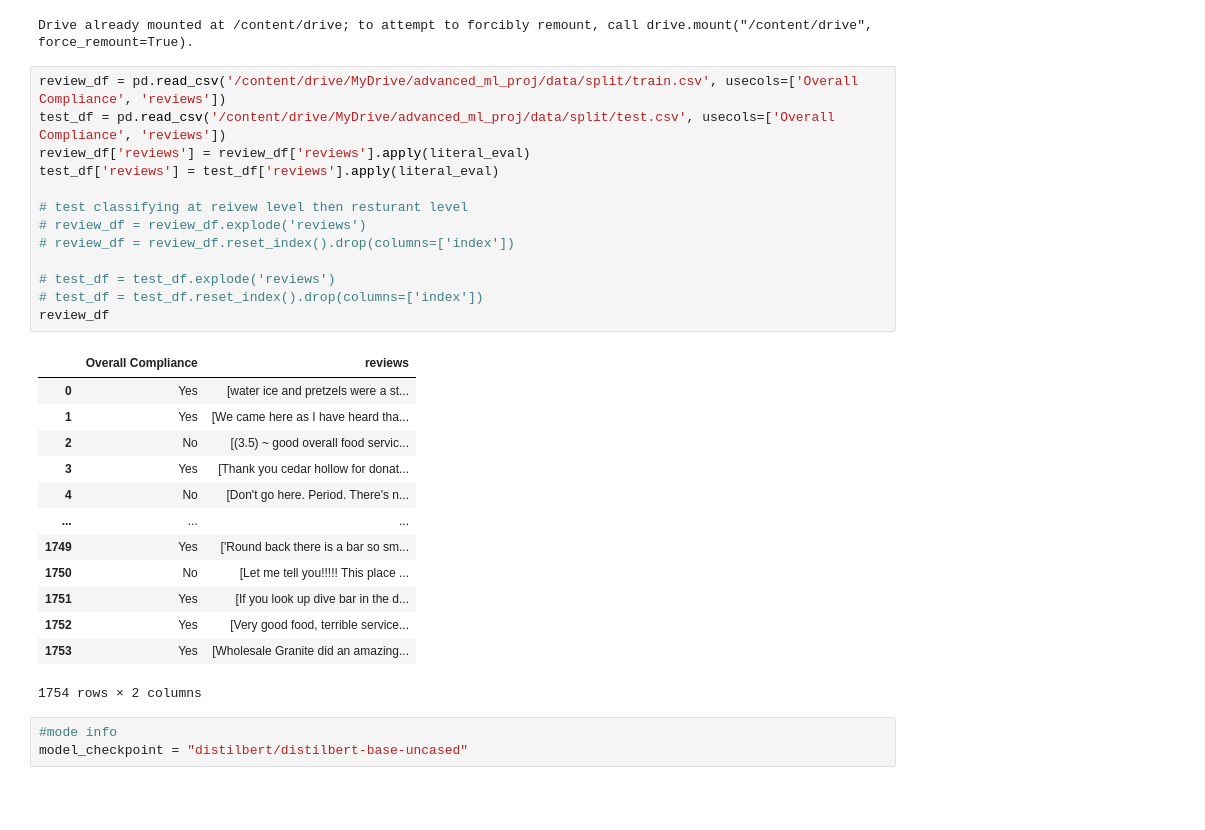
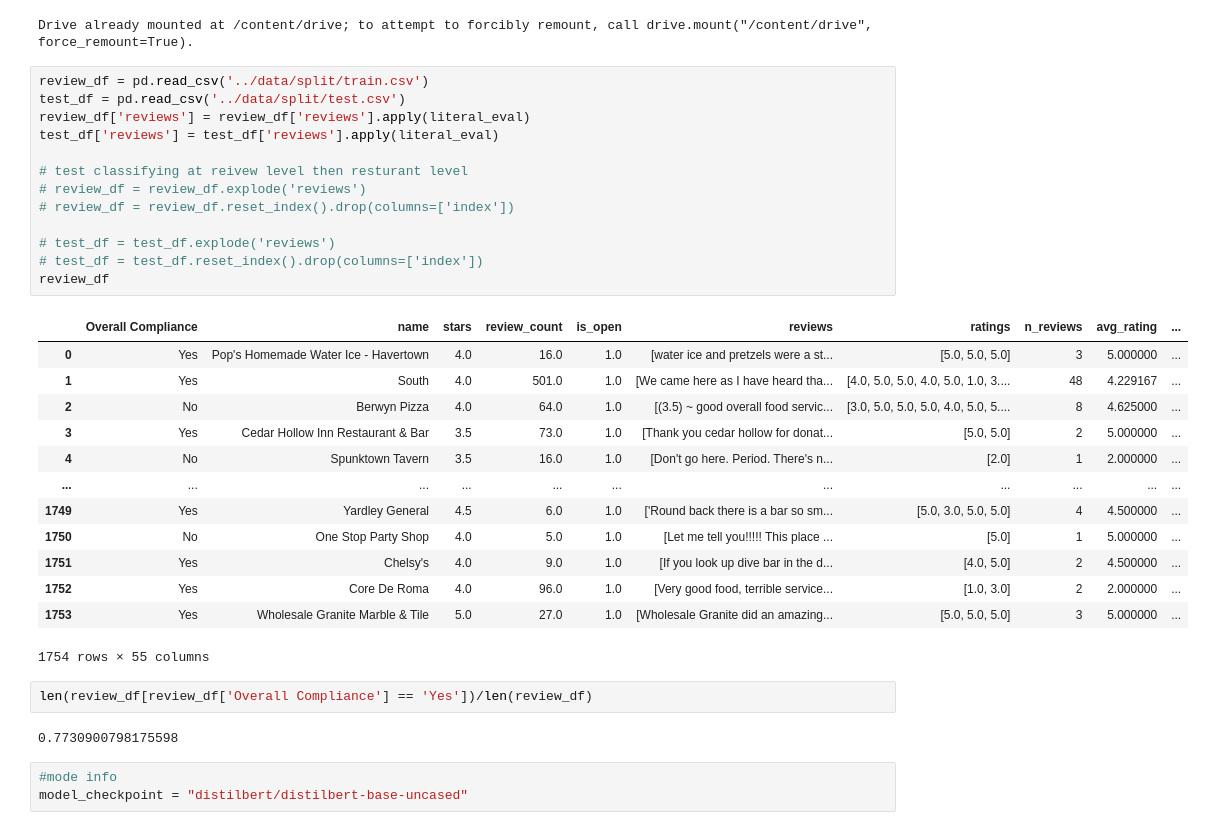
Before and after one commit to claireboyd/dirty_comments_and_clean_plates, a Jupyter notebook: models/fine_tune_bert.ipynb, the cells around one changed output. Drawn from its saved outputs; the diff is of its cells as text; blank space fills up the shorter version.

```diff
--- a/models/fine_tune_bert.ipynb
+++ b/models/fine_tune_bert.ipynb
@@ -21,32 +18,36 @@ drive.mount('/content/drive')
 # %% [output]
 Drive already mounted at /content/drive; to attempt to forcibly remount, call drive.mount("/content/drive", force_remount=True).
 # %%
-review_df = pd.read_csv('/content/drive/MyDrive/advanced_ml_proj/data/split/train.csv', usecols=['Overall Compliance', 'reviews'])
-test_df = pd.read_csv('/content/drive/MyDrive/advanced_ml_proj/data/split/test.csv', usecols=['Overall Compliance', 'reviews'])
+review_df = pd.read_csv('../data/split/train.csv')
+test_df = pd.read_csv('../data/split/test.csv')
 review_df['reviews'] = review_df['reviews'].apply(literal_eval)
 test_df['reviews'] = test_df['reviews'].apply(literal_eval)
 
 # test classifying at reivew level then resturant level
 # review_df = review_df.explode('reviews')
 # review_df = review_df.reset_index().drop(columns=['index'])
 
 # test_df = test_df.explode('reviews')
 # test_df = test_df.reset_index().drop(columns=['index'])
 review_df
 # %% [output]
-|  | Overall Compliance | reviews |
-| 0 | Yes | [water ice and pretzels were a st... |
-| 1 | Yes | [We came here as I have heard tha... |
-| 2 | No | [(3.5) ~ good overall food servic... |
-| 3 | Yes | [Thank you cedar hollow for donat... |
-| 4 | No | [Don't go here. Period. There's n... |
-| ... | ... | ... |
-| 1749 | Yes | ['Round back there is a bar so sm... |
-| 1750 | No | [Let me tell you!!!!! This place ... |
-| 1751 | Yes | [If you look up dive bar in the d... |
-| 1752 | Yes | [Very good food, terrible service... |
-| 1753 | Yes | [Wholesale Granite did an amazing... |
+|  | Overall Compliance | name | stars | review_count | is_open | reviews | ratings | n_reviews | avg_rating | ... |
+| 0 | Yes | Pop's Homemade Water Ice - Havertown | 4.0 | 16.0 | 1.0 | [water ice and pretzels were a st... | [5.0, 5.0, 5.0] | 3 | 5.000000 | ... |
+| 1 | Yes | South | 4.0 | 501.0 | 1.0 | [We came here as I have heard tha... | [4.0, 5.0, 5.0, 4.0, 5.0, 1.0, 3.... | 48 | 4.229167 | ... |
+| 2 | No | Berwyn Pizza | 4.0 | 64.0 | 1.0 | [(3.5) ~ good overall food servic... | [3.0, 5.0, 5.0, 5.0, 4.0, 5.0, 5.... | 8 | 4.625000 | ... |
+| 3 | Yes | Cedar Hollow Inn Restaurant & Bar | 3.5 | 73.0 | 1.0 | [Thank you cedar hollow for donat... | [5.0, 5.0] | 2 | 5.000000 | ... |
+| 4 | No | Spunktown Tavern | 3.5 | 16.0 | 1.0 | [Don't go here. Period. There's n... | [2.0] | 1 | 2.000000 | ... |
+| ... | ... | ... | ... | ... | ... | ... | ... | ... | ... | ... |
+| 1749 | Yes | Yardley General | 4.5 | 6.0 | 1.0 | ['Round back there is a bar so sm... | [5.0, 3.0, 5.0, 5.0] | 4 | 4.500000 | ... |
+| 1750 | No | One Stop Party Shop | 4.0 | 5.0 | 1.0 | [Let me tell you!!!!! This place ... | [5.0] | 1 | 5.000000 | ... |
+| 1751 | Yes | Chelsy's | 4.0 | 9.0 | 1.0 | [If you look up dive bar in the d... | [4.0, 5.0] | 2 | 4.500000 | ... |
+| 1752 | Yes | Core De Roma | 4.0 | 96.0 | 1.0 | [Very good food, terrible service... | [1.0, 3.0] | 2 | 2.000000 | ... |
+| 1753 | Yes | Wholesale Granite Marble & Tile | 5.0 | 27.0 | 1.0 | [Wholesale Granite did an amazing... | [5.0, 5.0, 5.0] | 3 | 5.000000 | ... |
-1754 rows × 2 columns
+1754 rows × 55 columns
+# %%
+len(review_df[review_df['Overall Compliance'] == 'Yes'])/len(review_df)
+# %% [output]
+0.7730900798175598
 # %%
 #mode info
 model_checkpoint = "distilbert/distilbert-base-uncased"
```
Also changed, not shown: parts of 19 cells of this notebook.
